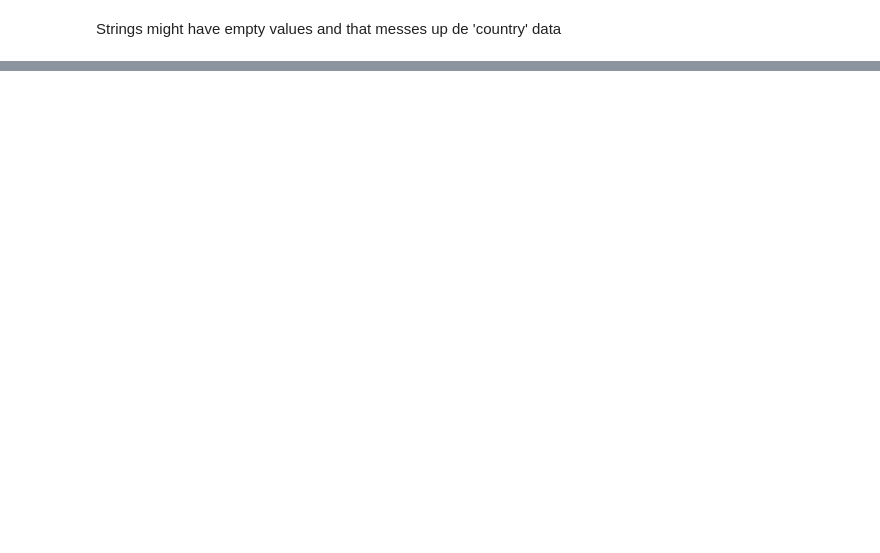
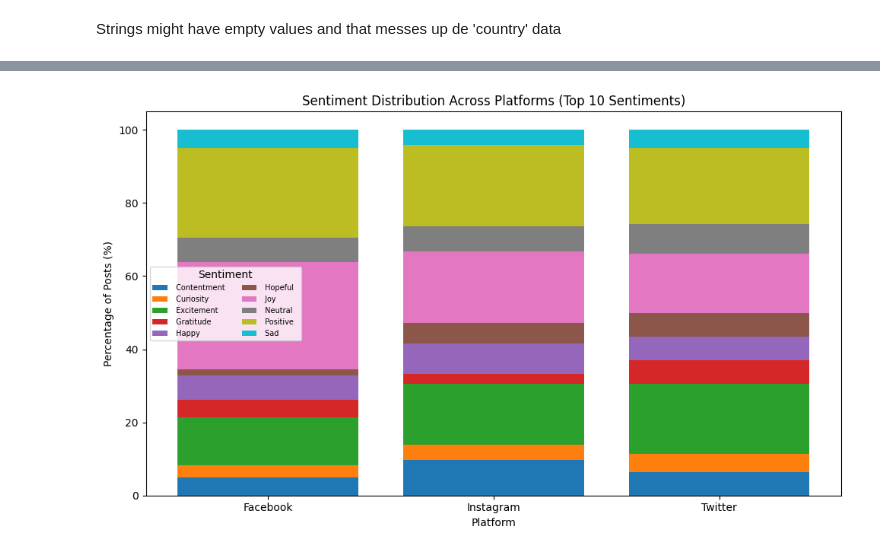
Before and after one commit to Eros-Carrasco/social-media-sentiment-insights, a Jupyter notebook: notebooks/TestEDA_Amy.ipynb, the cells around one changed output, grey strips where cells are left out. Cells and saved outputs as stored; diff of their text form; code cells hidden in the pictures; blank space fills up the shorter version.

Commit message:
ran visualizations

```diff
--- a/notebooks/TestEDA_Amy.ipynb
+++ b/notebooks/TestEDA_Amy.ipynb
@@ -121,25 +442,24 @@ print("Platforms in dataset:", df_platform["Platform"].unique())
 # %%
 # --- 1) Count of sentiments per platform ---
-'''platform_counts = (
+platform_counts = (
     df_platform.groupby(["Platform", "Sentiment"])
     .size()
     .unstack(fill_value=0)
 )
 platform_percent = platform_counts.div(platform_counts.sum(axis=1), axis=0) * 100
 plt.figure(figsize=(10,6))
 bottom_val = np.zeros(len(platform_percent))
 
 for sentiment in platform_percent.columns:
     plt.bar(platform_percent.index, platform_percent[sentiment],
             bottom=bottom_val, label=sentiment)
     bottom_val += platform_percent[sentiment]
 
 plt.title("Sentiment Distribution Across Platforms (Top 10 Sentiments)")
 plt.xlabel("Platform")
 plt.ylabel("Percentage of Posts (%)")
 plt.legend(title="Sentiment", fontsize=7, ncol=2)
 plt.tight_layout()
-plt.show()'''
-
-'''as expected, positive, joy, excitment are leading sentiments across platforms.
-nothing really stands out here'''
+plt.show()
+# %% [output]
+[figure, added]
```
Also changed, not shown: parts of 25 cells of this notebook.
